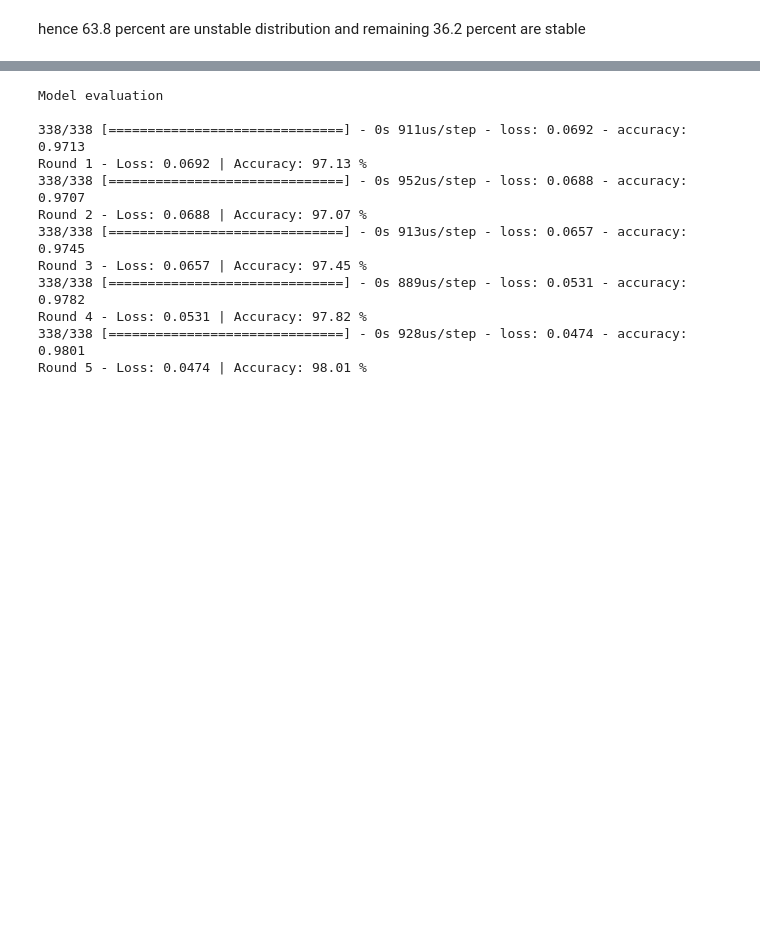
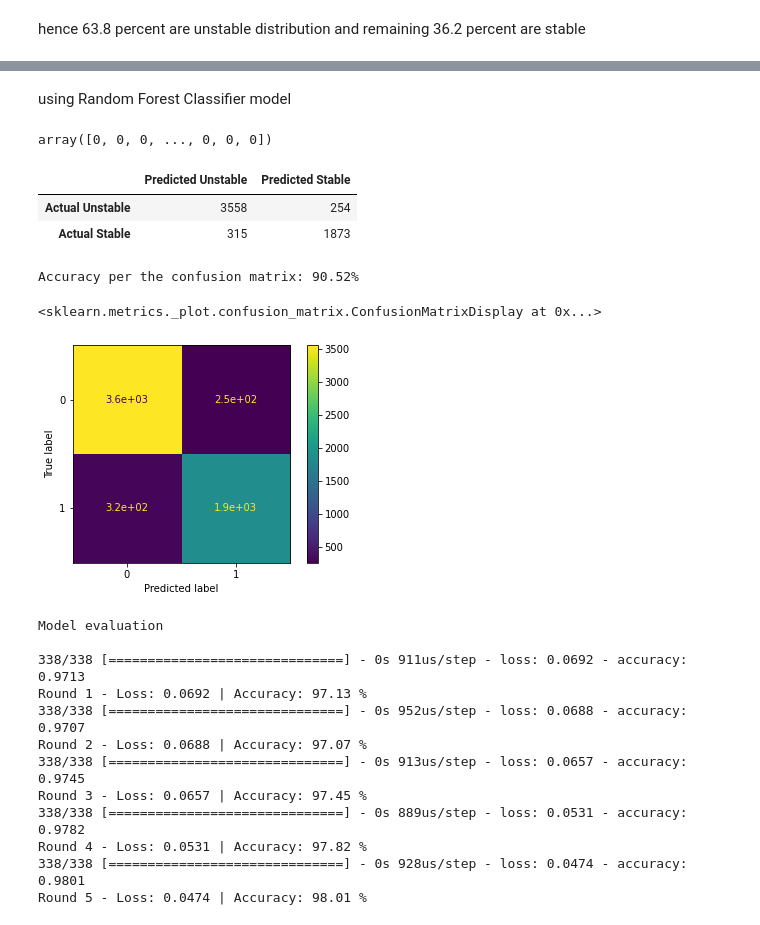
Before and after one commit to Gouravsharm1/microgrid_stability_using_ann, a Jupyter notebook: microgrid_stability_btp.ipynb, the cells around one changed output, grey strips where cells are left out. Cells and saved outputs as stored; diff of their text form; code cells hidden in the pictures; blank space fills up the shorter version.

```diff
--- a/microgrid_stability_btp.ipynb
+++ b/microgrid_stability_btp.ipynb
@@ -182,3 +183,13 @@ y_testing = y_testing.values
 scaler = StandardScaler()
 X_training = scaler.fit_transform(X_training)
 X_testing = scaler.transform(X_testing)
+# %% [markdown]
+using Random Forest Classifier model
+# %%
+rfm= RFC(n_estimators=70 , oob_score=True , n_jobs=-1, random_state=101, max_features=None , min_samples_leaf=30)
+rfm.fit(X_training,y_training)
+y_pred1= rfm.predict(X_testing)
+# %%
+y_pred1
+# %% [output]
+array([0, 0, 0, ..., 0, 0, 0])
@@ -184,0 +199,13 @@ X_testing = scaler.transform(X_testing)
+# %%
+cm = pd.DataFrame(data=confusion_matrix(y_testing, y_pred1, labels=[0, 1]),
+                  index=["Actual Unstable", "Actual Stable"],
+                  columns=["Predicted Unstable", "Predicted Stable"])
+cm
+# %% [output]
+|  | Predicted Unstable | Predicted Stable |
+| Actual Unstable | 3558 | 254 |
+| Actual Stable | 315 | 1873 |
+# %%
+print(f'Accuracy per the confusion matrix: {((cm.iloc[0, 0] + cm.iloc[1, 1]) / len(y_testing) * 100):.2f}%')
+# %% [output]
+Accuracy per the confusion matrix: 90.52%
@@ -184,0 +215,5 @@ X_testing = scaler.transform(X_testing)
+# %%
+plot_confusion_matrix(rfm, X_testing, y_testing)
+# %% [output]
+<sklearn.metrics._plot.confusion_matrix.ConfusionMatrixDisplay at 0x...>
+[figure, added]
```
Also changed, not shown: parts of 9 cells of this notebook.
